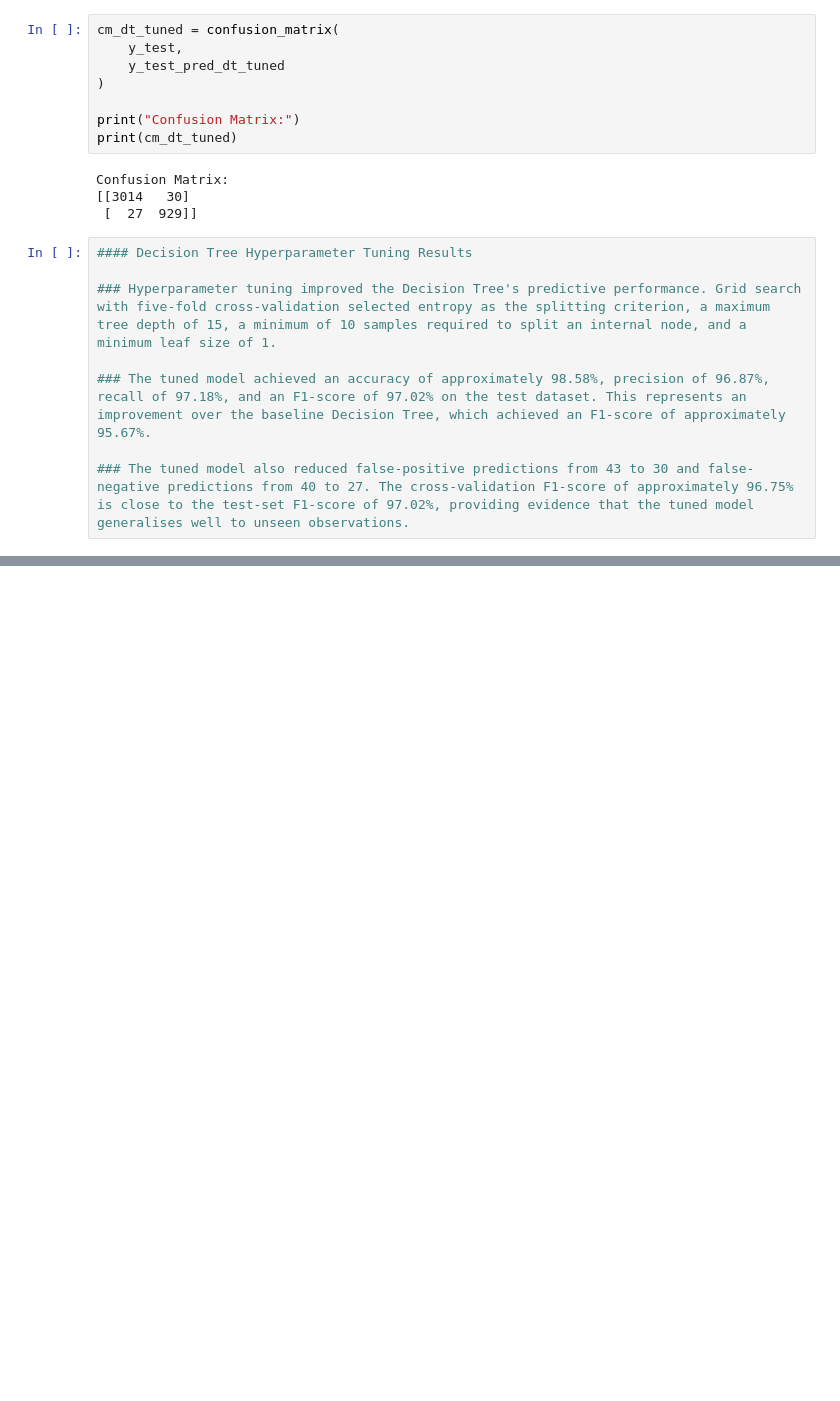
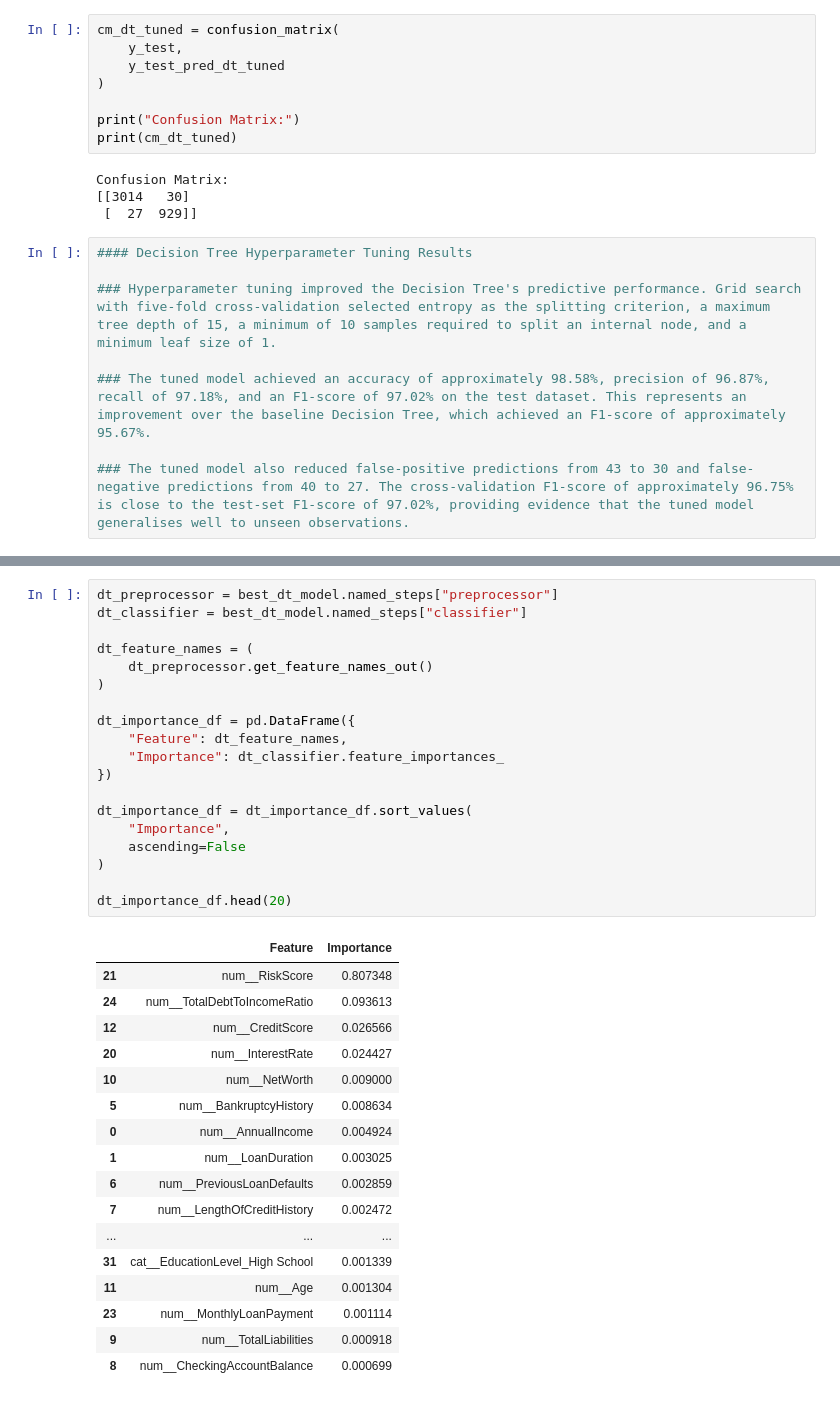
Before and after one commit to abilash3232-byte/CMP7005-PROGRAMMING-FOR-DATA-ANALYSIS, a Jupyter notebook: notebooks/CMP7005_ML.ipynb, the cells around one changed output, grey strips where cells are left out. Saved outputs shown, nothing was run; the diff lists cells and outputs as text; blank space fills up the shorter version.

```diff
--- a/notebooks/CMP7005_ML.ipynb
+++ b/notebooks/CMP7005_ML.ipynb
@@ -706,0 +1093,37 @@ Confusion Matrix:
+# %%
+dt_preprocessor = best_dt_model.named_steps["preprocessor"]
+dt_classifier = best_dt_model.named_steps["classifier"]
+
+dt_feature_names = (
+    dt_preprocessor.get_feature_names_out()
+)
+
+dt_importance_df = pd.DataFrame({
+    "Feature": dt_feature_names,
+    "Importance": dt_classifier.feature_importances_
+})
+
+dt_importance_df = dt_importance_df.sort_values(
+    "Importance",
+    ascending=False
+)
+
+dt_importance_df.head(20)
+# %% [output]
+|  | Feature | Importance |
+| 21 | num__RiskScore | 0.807348 |
+| 24 | num__TotalDebtToIncomeRatio | 0.093613 |
+| 12 | num__CreditScore | 0.026566 |
+| 20 | num__InterestRate | 0.024427 |
+| 10 | num__NetWorth | 0.009000 |
+| 5 | num__BankruptcyHistory | 0.008634 |
+| 0 | num__AnnualIncome | 0.004924 |
+| 1 | num__LoanDuration | 0.003025 |
+| 6 | num__PreviousLoanDefaults | 0.002859 |
+| 7 | num__LengthOfCreditHistory | 0.002472 |
+| ... | ... | ... |
+| 31 | cat__EducationLevel_High School | 0.001339 |
+| 11 | num__Age | 0.001304 |
+| 23 | num__MonthlyLoanPayment | 0.001114 |
+| 9 | num__TotalLiabilities | 0.000918 |
+| 8 | num__CheckingAccountBalance | 0.000699 |
```
Also changed, not shown: parts of 31 cells of this notebook, 1 other file.
